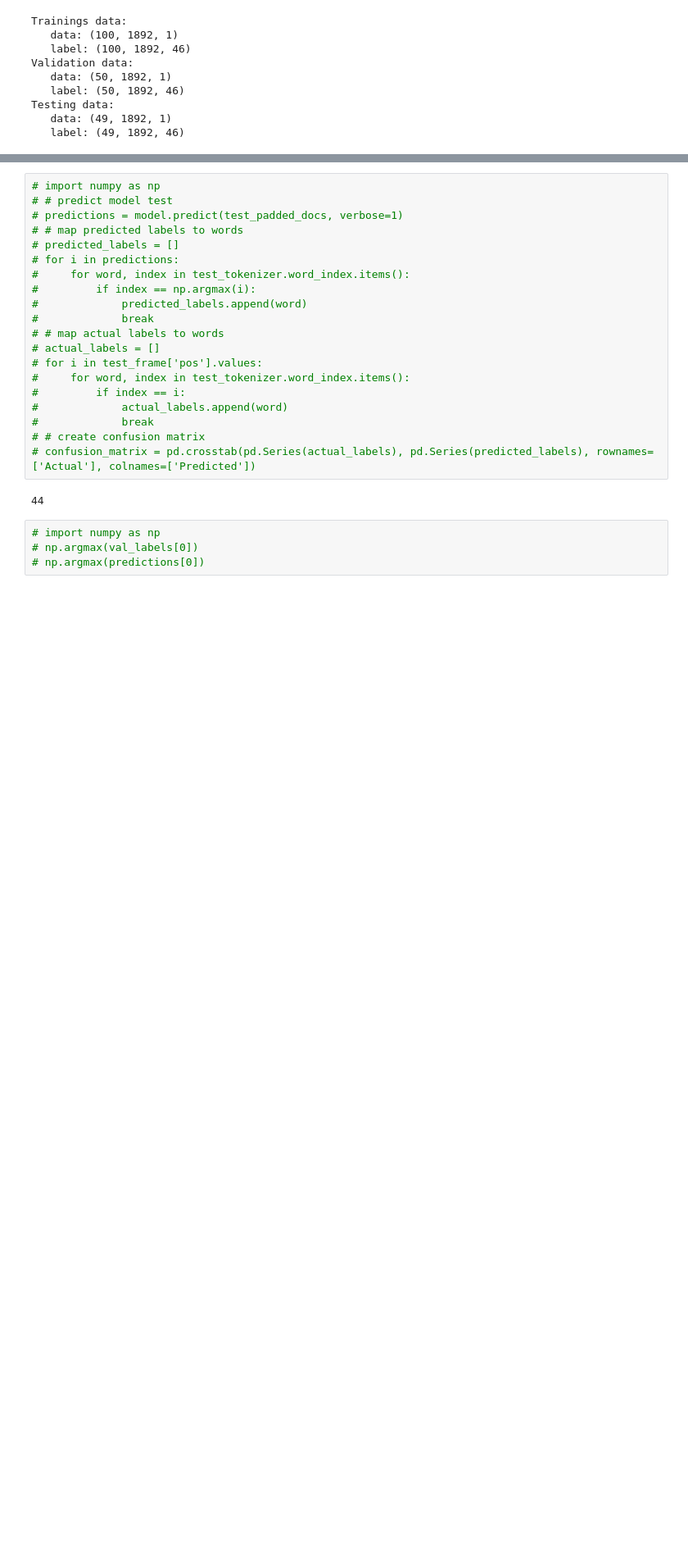
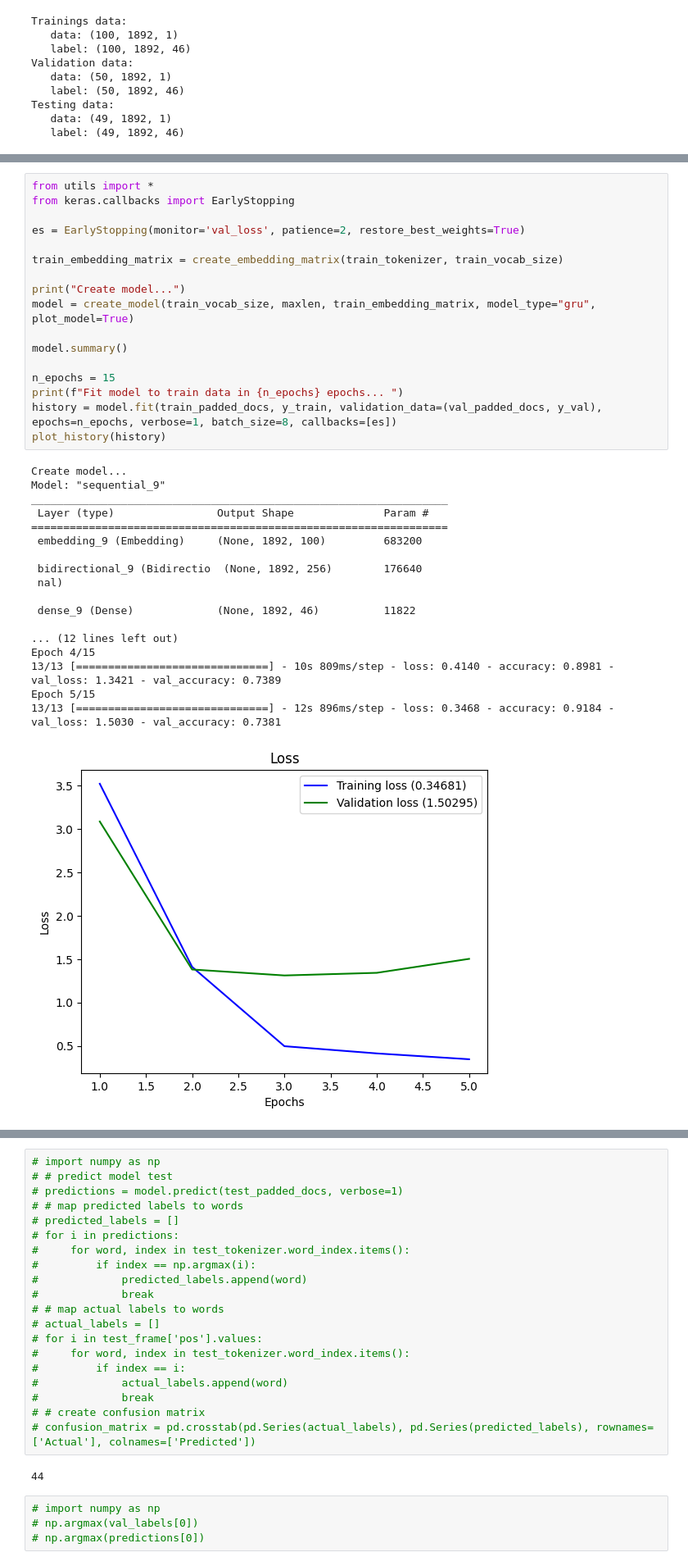
Before and after one commit to michaelSt9898/nlp_assignment_project, a Jupyter notebook: assignment_1.ipynb, the cells around one changed output, grey strips where cells are left out. Shown at 82% size. Drawn from its saved outputs; the diff is of its cells as text; blank space fills up the shorter version.

```diff
--- a/assignment_1.ipynb
+++ b/assignment_1.ipynb
@@ -542,0 +397,36 @@ TEST AREA
+# %%
+from utils import *
+from keras.callbacks import EarlyStopping
+
+es = EarlyStopping(monitor='val_loss', patience=2, restore_best_weights=True)
+
+train_embedding_matrix = create_embedding_matrix(train_tokenizer, train_vocab_size)
+
+print("Create model...")
+model = create_model(train_vocab_size, maxlen, train_embedding_matrix, model_type="gru", plot_model=True)
+
+model.summary()
+
+n_epochs = 15
+print(f"Fit model to train data in {n_epochs} epochs... ")
+history = model.fit(train_padded_docs, y_train, validation_data=(val_padded_docs, y_val), epochs=n_epochs, verbose=1, batch_size=8, callbacks=[es])
+plot_history(history)
+# %% [output]
+Create model...
+Model: "sequential_9"
+_________________________________________________________________
+ Layer (type)                Output Shape              Param #
+=================================================================
+ embedding_9 (Embedding)     (None, 1892, 100)         683200
+
+ bidirectional_9 (Bidirectio  (None, 1892, 256)        176640
+ nal)
+
+ dense_9 (Dense)             (None, 1892, 46)          11822
+
+... (12 lines left out)
+Epoch 4/15
+13/13 [==============================] - 10s 809ms/step - loss: 0.4140 - accuracy: 0.8981 - val_loss: 1.3421 - val_accuracy: 0.7389
+Epoch 5/15
+13/13 [==============================] - 12s 896ms/step - loss: 0.3468 - accuracy: 0.9184 - val_loss: 1.5030 - val_accuracy: 0.7381
+[figure, added]
```
Also changed, not shown: parts of 20 cells of this notebook, 1 other file.
